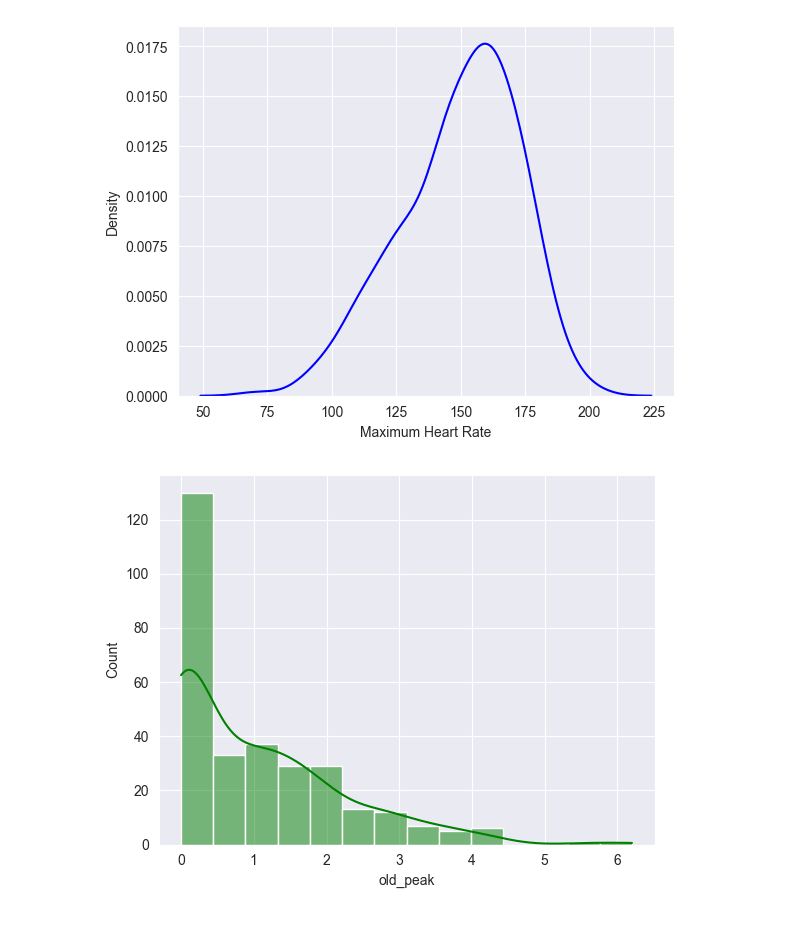
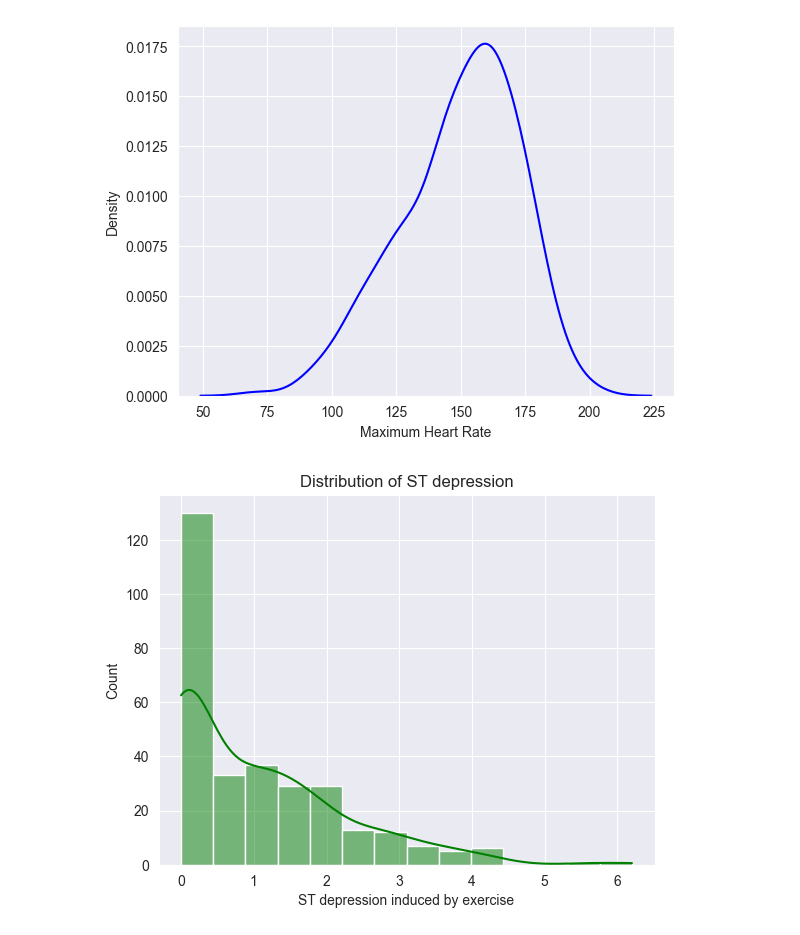
Before and after one commit to AbdurrahmanIdr/Heart_Disease_Prediction, a Jupyter notebook: eda.ipynb, the cells around one changed output. Cells and saved outputs as stored; diff of their text form; code cells hidden in the pictures.

Commit message:
plottings depression induced by exercise

```diff
--- a/eda.ipynb
+++ b/eda.ipynb
@@ -154,6 +154,7 @@ plt.show()
 # %%
 sns.histplot(data=df, x='old_peak', color='green', kde=True)
 plt.xlabel('ST depression induced by exercise')
+plt.title('Distribution of ST depression')
 plt.show()
 # %% [output]
-[figure, old version]
+[figure, new version]
```
